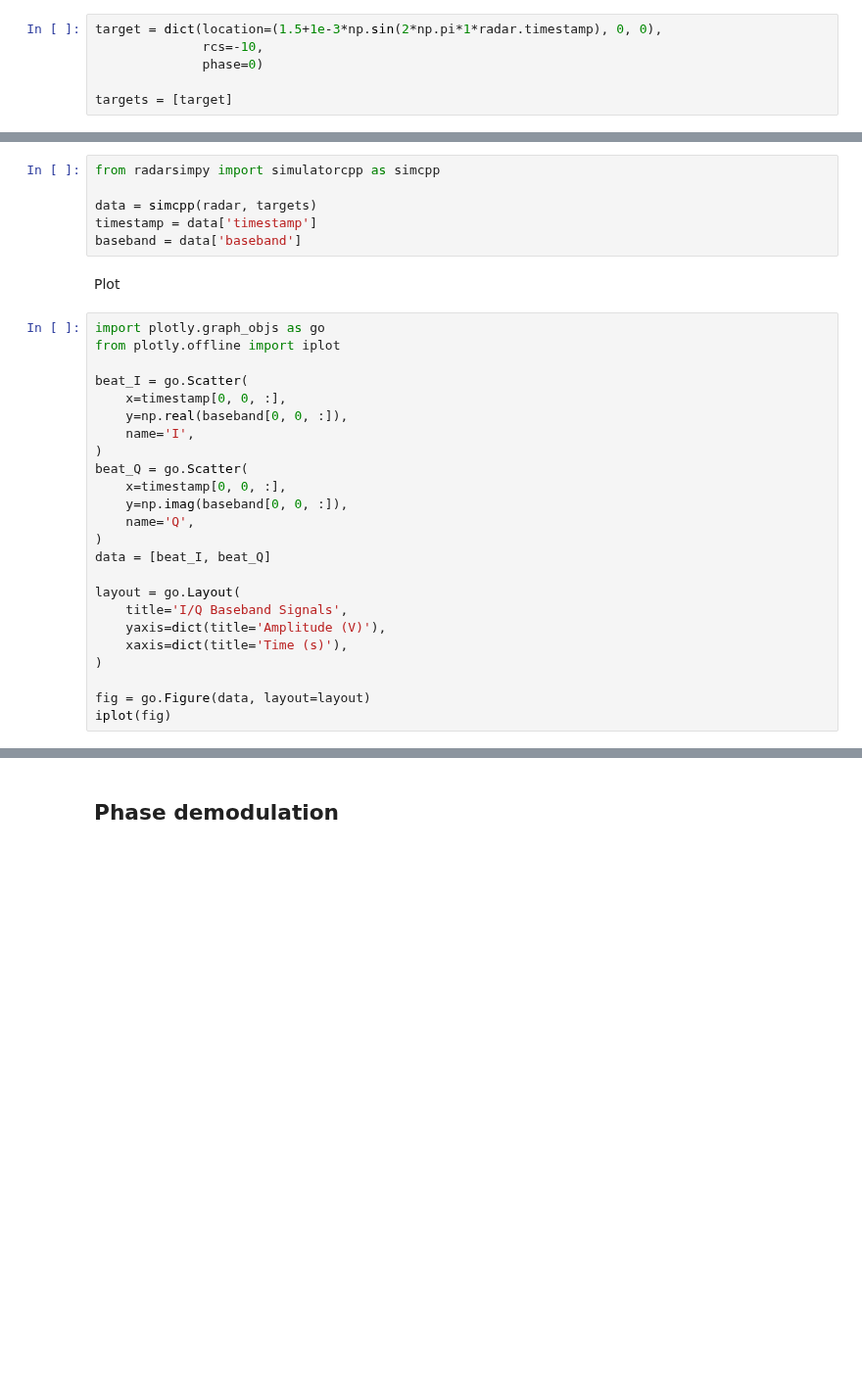
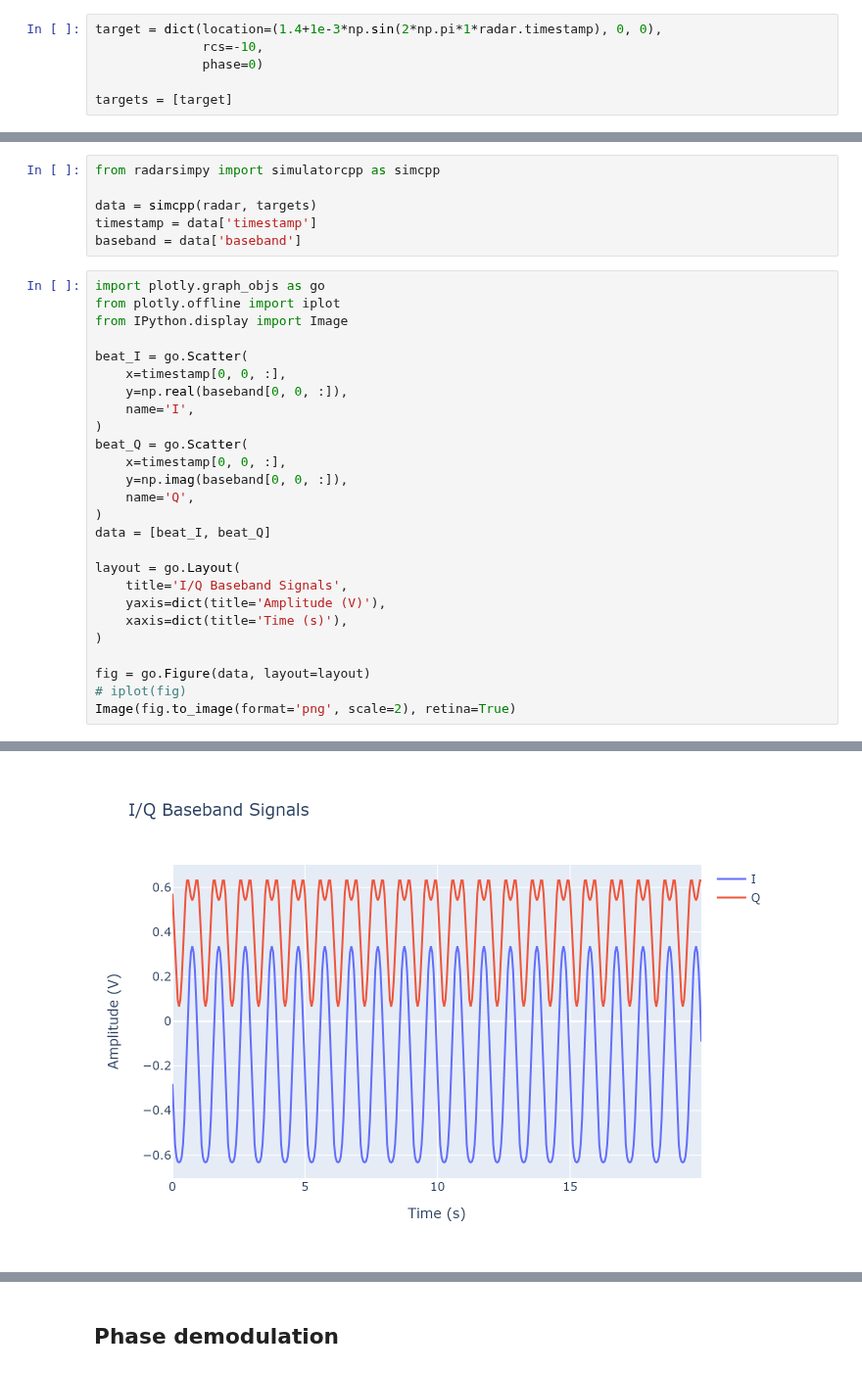
Before and after one commit to radarsimx/radarsimnb, a Jupyter notebook: notebooks/doppler_radar.ipynb, the cells around one changed output, grey strips where cells are left out. Shown at 98% size. Saved outputs shown, nothing was run; the diff lists cells and outputs as text; blank space fills up the shorter version.

Commit message:
use static images
Former-commit-id: 226fdb5af49ef60758e2c9560f92c49d374e3adf

```diff
--- a/notebooks/doppler_radar.ipynb
+++ b/notebooks/doppler_radar.ipynb
@@ -60,7 +60,7 @@ radar = Radar(transmitter=tx, receiver=rx)
 ### Targets
 The propertities of targets are defined here. There is only one target in this simulaiton. The motion of the target is defined by `1.5+1e-3*np.sin(2*np.pi*1*radar.timestamp)`. `radar.timestamp` is the time matrix of the baseband samples.
 # %%
-target = dict(location=(1.5+1e-3*np.sin(2*np.pi*1*radar.timestamp), 0, 0),
+target = dict(location=(1.4+1e-3*np.sin(2*np.pi*1*radar.timestamp), 0, 0),
               rcs=-10,
               phase=0)
 
@@ -86,11 +86,10 @@ from radarsimpy import simulatorcpp as simcpp
 data = simcpp(radar, targets)
 timestamp = data['timestamp']
 baseband = data['baseband']
-# %% [markdown]
-Plot
 # %%
 import plotly.graph_objs as go
 from plotly.offline import iplot
+from IPython.display import Image
 
 beat_I = go.Scatter(
     x=timestamp[0, 0, :],
@@ -111,5 +110,6 @@ layout = go.Layout(
 )
 
 fig = go.Figure(data, layout=layout)
-iplot(fig)
+# iplot(fig)
+Image(fig.to_image(format='png', scale=2), retina=True)
 # %% [output]
@@ -118,3 +116,4 @@ iplot(fig)
+[figure, added]
 # %%
 polar = go.Scatter(
     x=np.real(baseband[0, 0, :]),
```
Also changed, not shown: parts of 3 cells of this notebook, 13 other files.
